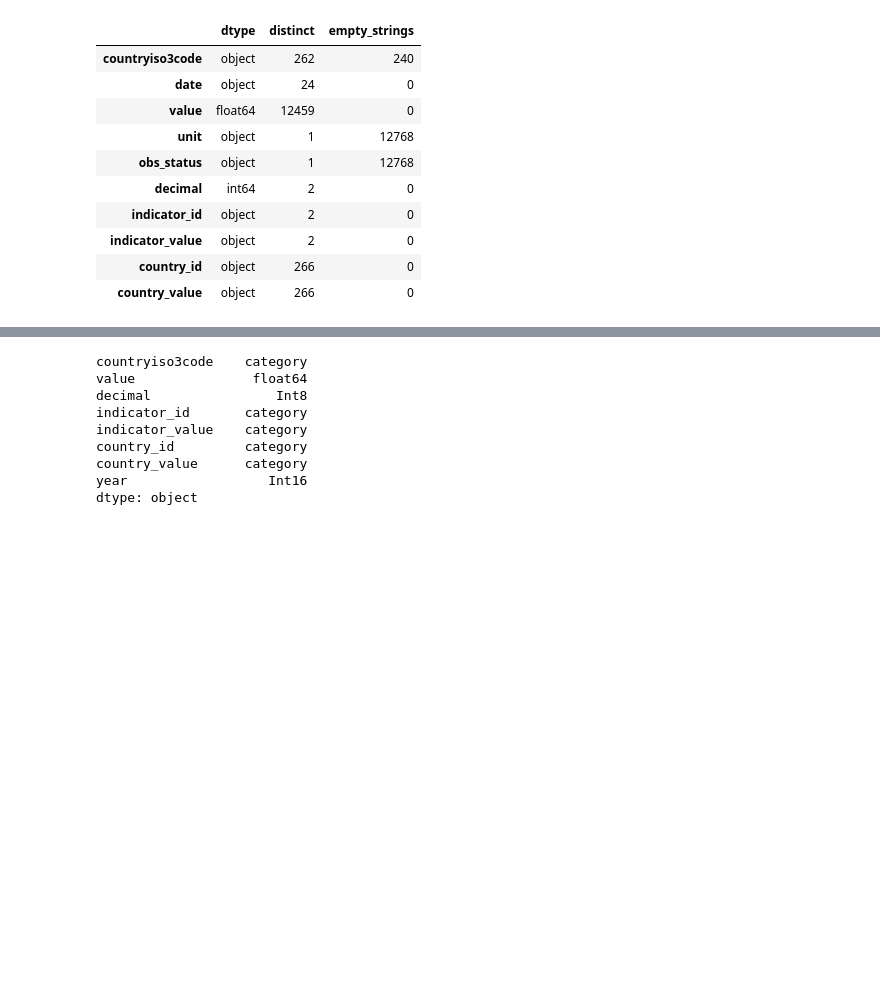
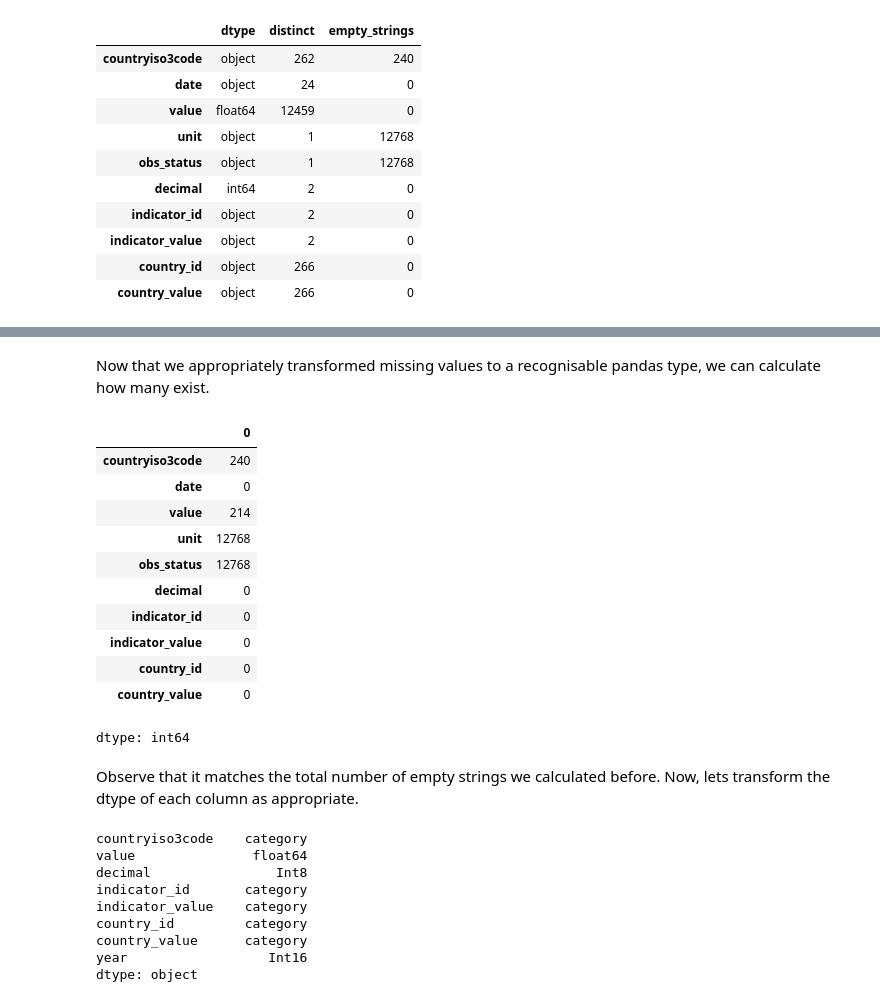
Before and after one commit to LeonardooAlves/LSE-ST445, a Jupyter notebook: Week 3/1_st445_week3_lab1_numpy_SOLUTIONS.ipynb, the cells around one changed output, grey strips where cells are left out. Drawn from its saved outputs; the diff is of its cells as text; code cells hidden in the pictures; blank space fills up the shorter version.

```diff
--- a/Week 3/1_st445_week3_lab1_numpy_SOLUTIONS.ipynb
+++ b/Week 3/1_st445_week3_lab1_numpy_SOLUTIONS.ipynb
@@ -953,2 +992,21 @@ pd.DataFrame({"dtype": raw.dtypes.astype(str), "distinct": raw.nunique(), "empty
+# %% [markdown]
+Now that we appropriately transformed missing values to a recognisable pandas type, we can calculate how many exist.
+# %%
+typed.isna().sum()
+# %% [output]
+|  | 0 |
+| countryiso3code | 240 |
+| date | 0 |
+| value | 214 |
+| unit | 12768 |
+| obs_status | 12768 |
+| decimal | 0 |
+| indicator_id | 0 |
+| indicator_value | 0 |
+| country_id | 0 |
+| country_value | 0 |
+dtype: int64
+# %% [markdown]
+Observe that it matches the total number of empty strings we calculated before. Now, lets transform the dtype of each column as appropriate.
 # %%
 # 🟡 Apply your decisions. Replace each ____ with a dtype (or fill the list of columns to drop).
```
Also changed, not shown: parts of 30 cells of this notebook.
